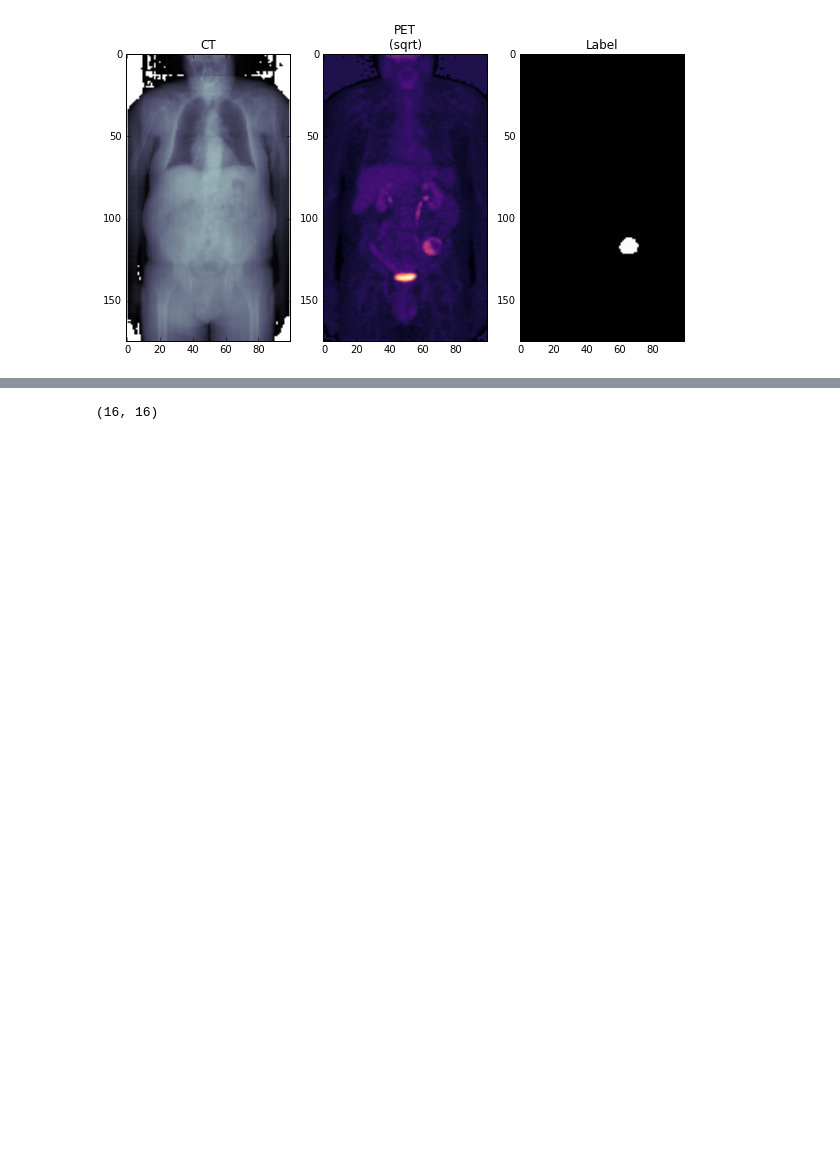
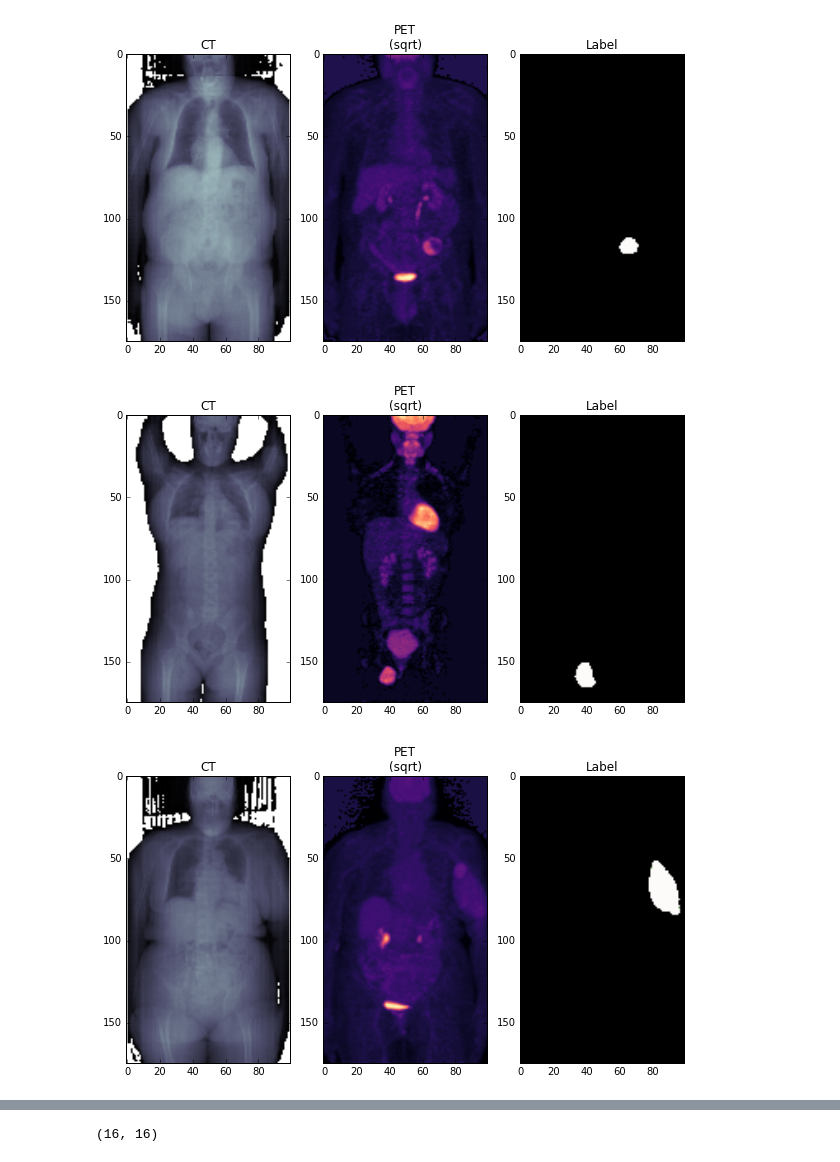
Before and after one commit to Himanshu-Kushwaha/Sarcoma, a Jupyter notebook: ayantan.ipynb, the cells around one changed output, grey strips where cells are left out. Drawn from its saved outputs; the diff is of its cells as text; code cells hidden in the pictures; blank space fills up the shorter version.

```diff
--- a/ayantan.ipynb
+++ b/ayantan.ipynb
@@ -13,7 +13,7 @@ import os
 # %%
 ct_data, pet_data, label_data = [], [], []
 with h5py.File(os.path.join('..','input','lab_petct_vox_5.00mm.h5'),'r') as p_data:
-    num=1
+    num=5
     #print(p_data['ct_data'].values()[0])
     for ct_img, pet_img, lab_img in zip(
                                    p_data['ct_data'].values(),
@@ -56 +64,3 @@ using 0.139025 as threshold for pet
 [figure]
+[figure, added]
+[figure, added]
```
Also changed, not shown: parts of 1 cell of this notebook.
